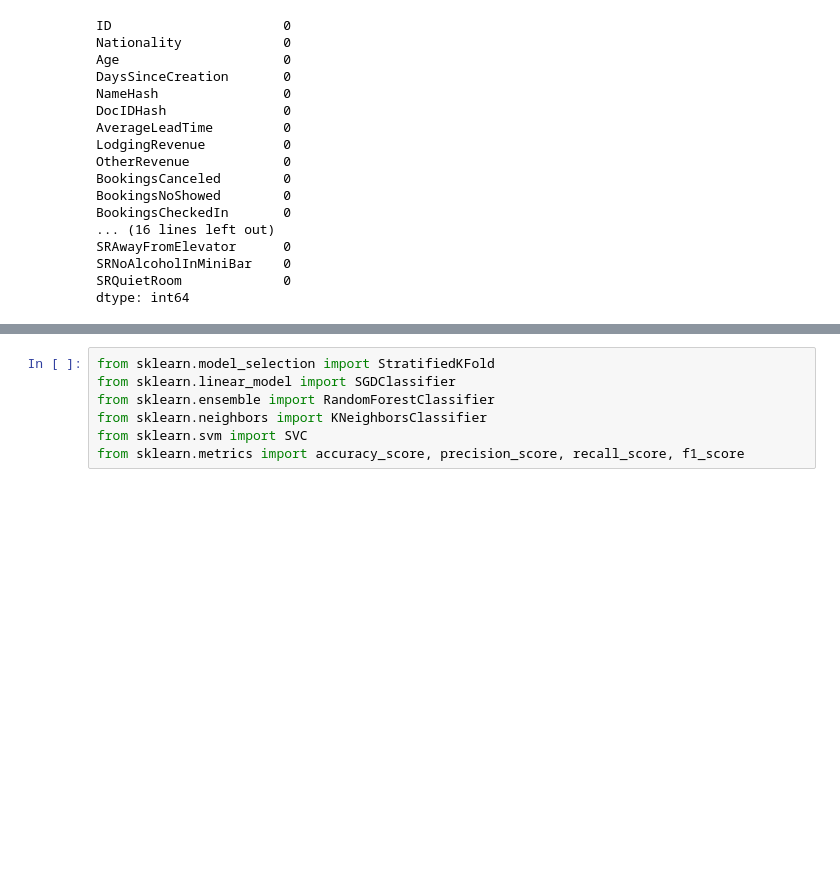
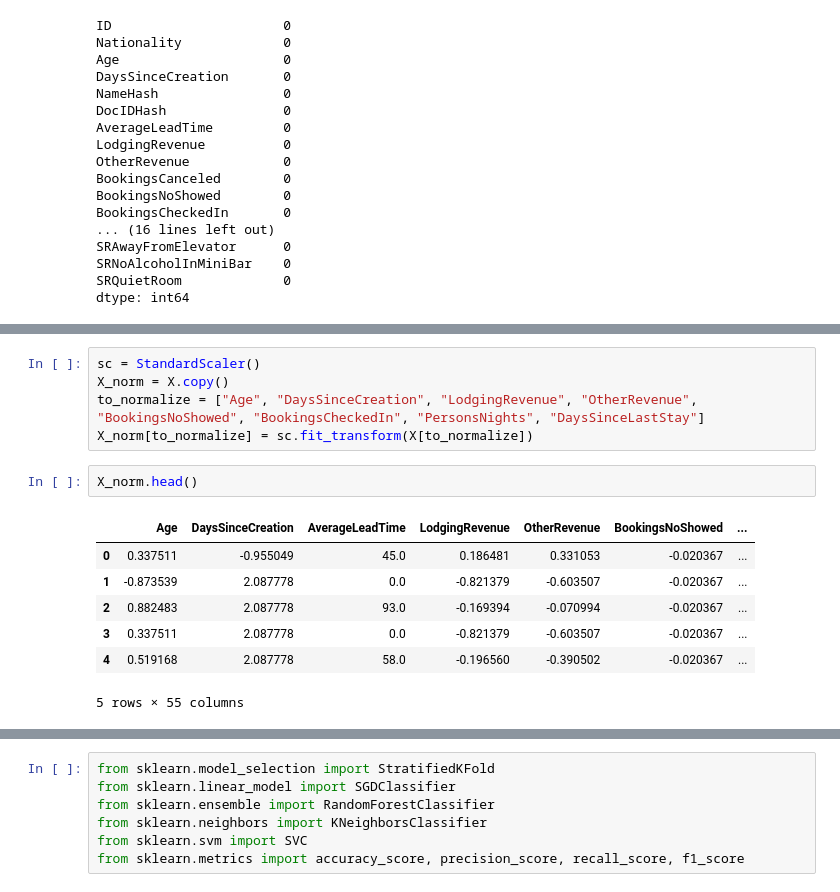
Before and after one commit to iremirezdeganuza72/Cohort_Analysis, a Jupyter notebook: Cohort analysis and segmentation.ipynb, the cells around one changed output, grey strips where cells are left out. Saved outputs shown, nothing was run; the diff lists cells and outputs as text; blank space fills up the shorter version.

```diff
--- a/Cohort analysis and segmentation.ipynb
+++ b/Cohort analysis and segmentation.ipynb
@@ -708,0 +758,15 @@ MULTICLASS
+# %%
+sc = StandardScaler()
+X_norm = X.copy()
+to_normalize = ["Age", "DaysSinceCreation", "LodgingRevenue", "OtherRevenue", "BookingsNoShowed", "BookingsCheckedIn", "PersonsNights", "DaysSinceLastStay"]
+X_norm[to_normalize] = sc.fit_transform(X[to_normalize])
+# %%
+X_norm.head()
+# %% [output]
+|  | Age | DaysSinceCreation | AverageLeadTime | LodgingRevenue | OtherRevenue | BookingsNoShowed | ... |
+| 0 | 0.337511 | -0.955049 | 45.0 | 0.186481 | 0.331053 | -0.020367 | ... |
+| 1 | -0.873539 | 2.087778 | 0.0 | -0.821379 | -0.603507 | -0.020367 | ... |
+| 2 | 0.882483 | 2.087778 | 93.0 | -0.169394 | -0.070994 | -0.020367 | ... |
+| 3 | 0.337511 | 2.087778 | 0.0 | -0.821379 | -0.603507 | -0.020367 | ... |
+| 4 | 0.519168 | 2.087778 | 58.0 | -0.196560 | -0.390502 | -0.020367 | ... |
+5 rows × 55 columns
```
Also changed, not shown: parts of 26 cells of this notebook.
